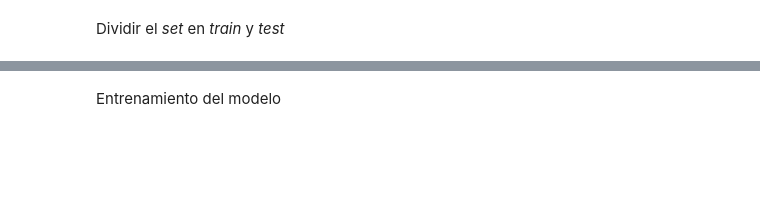
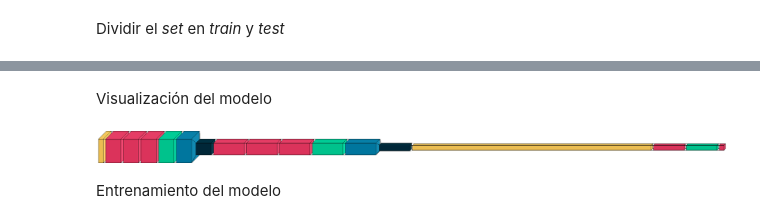
Before and after one commit to fleonzuniga/R.Patrones-Proyecto, a Jupyter notebook: Proyecto Training.ipynb, the cells around one changed output, grey strips where cells are left out. Saved outputs shown, nothing was run; the diff lists cells and outputs as text; code cells hidden in the pictures; blank space fills up the shorter version.

```diff
--- a/Proyecto Training.ipynb
+++ b/Proyecto Training.ipynb
@@ -185,3 +274,11 @@ _________________________________________________________________
+# %% [markdown]
+Visualización del modelo
+# %%
+#!pip install visualkeras
+import visualkeras
+visualkeras.layered_view(model,scale_xy=1,scale_z=1,max_z=1000)
+# %% [output]
+[figure, added]
 # %% [markdown]
 Entrenamiento del modelo
 # %%
```
Also changed, not shown: parts of 18 cells of this notebook, 4 other files.
